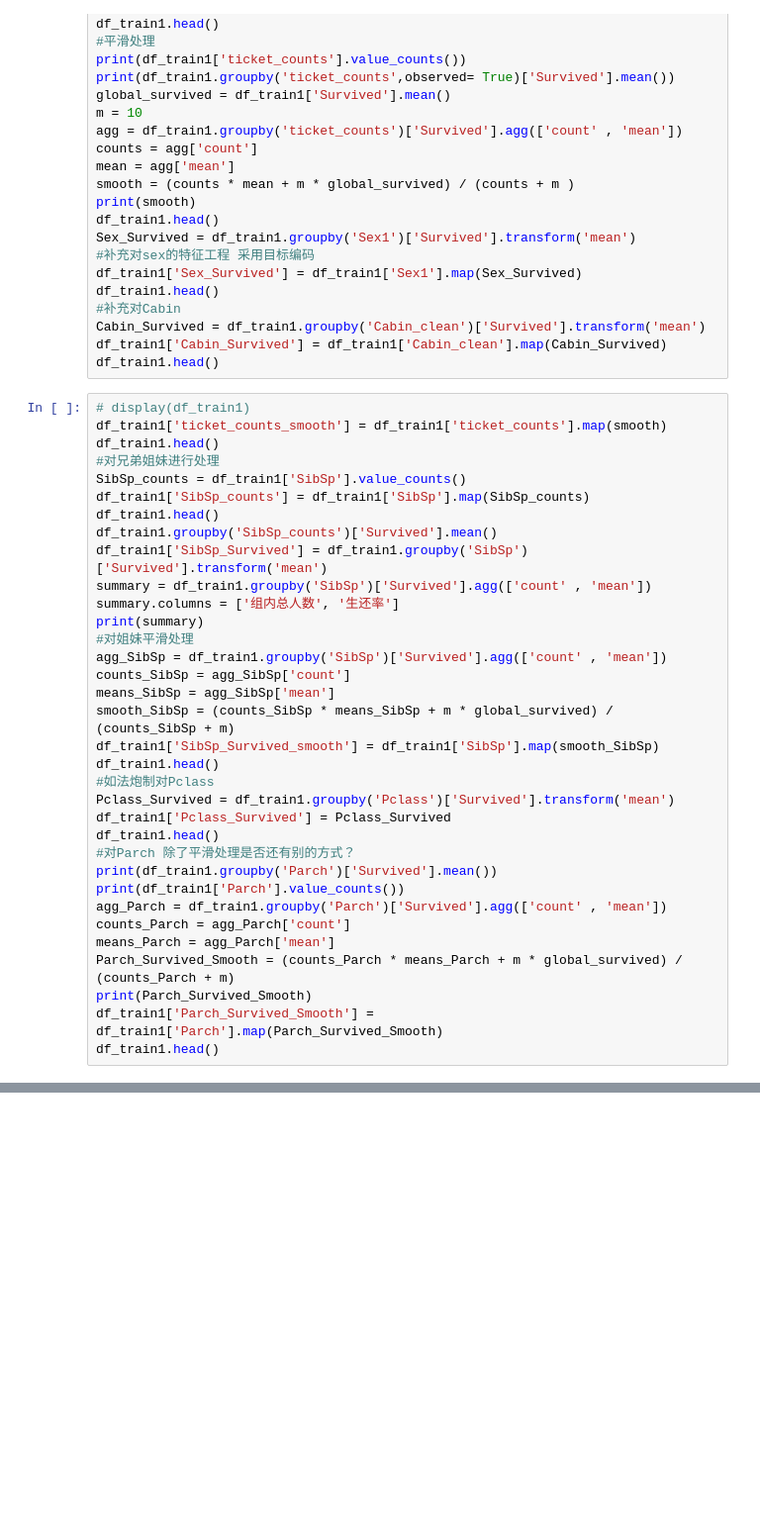
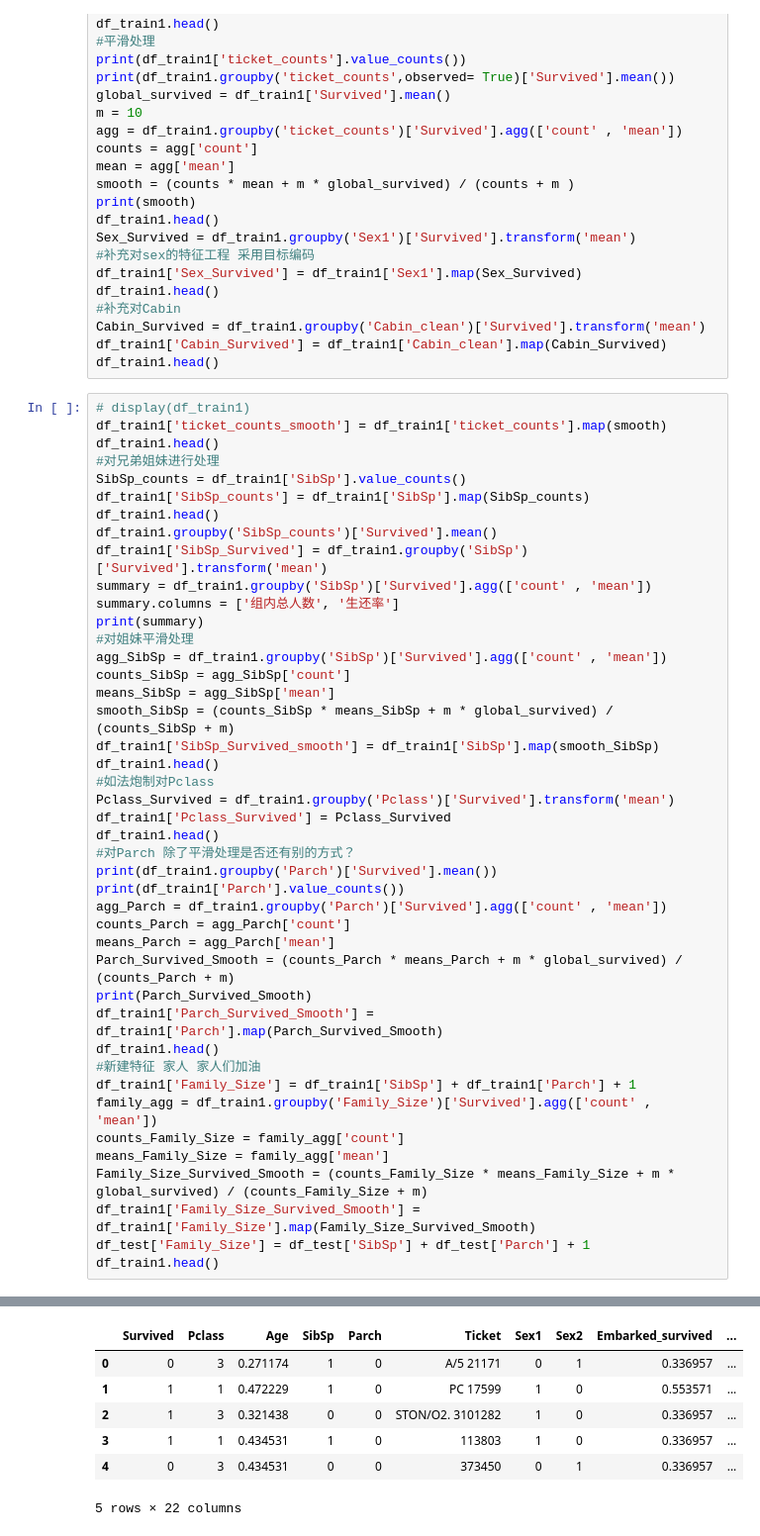
Before and after one commit to lemonsheep1123/My_ML_Learning, a Jupyter notebook: 项目/Tianic.ipynb, the cells around one changed output, grey strips where cells are left out. Shown at 99% size. Drawn from its saved outputs; the diff is of its cells as text; blank space fills up the shorter version.

```diff
--- a/项目/Tianic.ipynb
+++ b/项目/Tianic.ipynb
@@ -101,3 +101,13 @@ Parch_Survived_Smooth = (counts_Parch * means_Parch + m * global_survived) / (co
 print(Parch_Survived_Smooth)
 df_train1['Parch_Survived_Smooth'] = df_train1['Parch'].map(Parch_Survived_Smooth)
 df_train1.head()
+#新建特征 家人 家人们加油
+df_train1['Family_Size'] = df_train1['SibSp'] + df_train1['Parch'] + 1
+family_agg = df_train1.groupby('Family_Size')['Survived'].agg(['count' , 'mean'])
+counts_Family_Size = family_agg['count']
+means_Family_Size = family_agg['mean']
+Family_Size_Survived_Smooth = (counts_Family_Size * means_Family_Size + m * global_survived) / (counts_Family_Size + m)
+df_train1['Family_Size_Survived_Smooth'] = df_train1['Family_Size'].map(Family_Size_Survived_Smooth)
+df_test['Family_Size'] = df_test['SibSp'] + df_test['Parch'] + 1
+df_train1.head()
+# %% [output]
@@ -104 +131,8 @@ df_train1.head()
+|  | Survived | Pclass | Age | SibSp | Parch | Ticket | Sex1 | Sex2 | Embarked_survived | ... |
+| 0 | 0 | 3 | 0.271174 | 1 | 0 | A/5 21171 | 0 | 1 | 0.336957 | ... |
+| 1 | 1 | 1 | 0.472229 | 1 | 0 | PC 17599 | 1 | 0 | 0.553571 | ... |
+| 2 | 1 | 3 | 0.321438 | 0 | 0 | STON/O2. 3101282 | 1 | 0 | 0.336957 | ... |
+| 3 | 1 | 1 | 0.434531 | 1 | 0 | 113803 | 1 | 0 | 0.336957 | ... |
+| 4 | 0 | 3 | 0.434531 | 0 | 0 | 373450 | 0 | 1 | 0.336957 | ... |
+5 rows × 22 columns
 # %%
```
Also changed, not shown: parts of 2 cells of this notebook.
